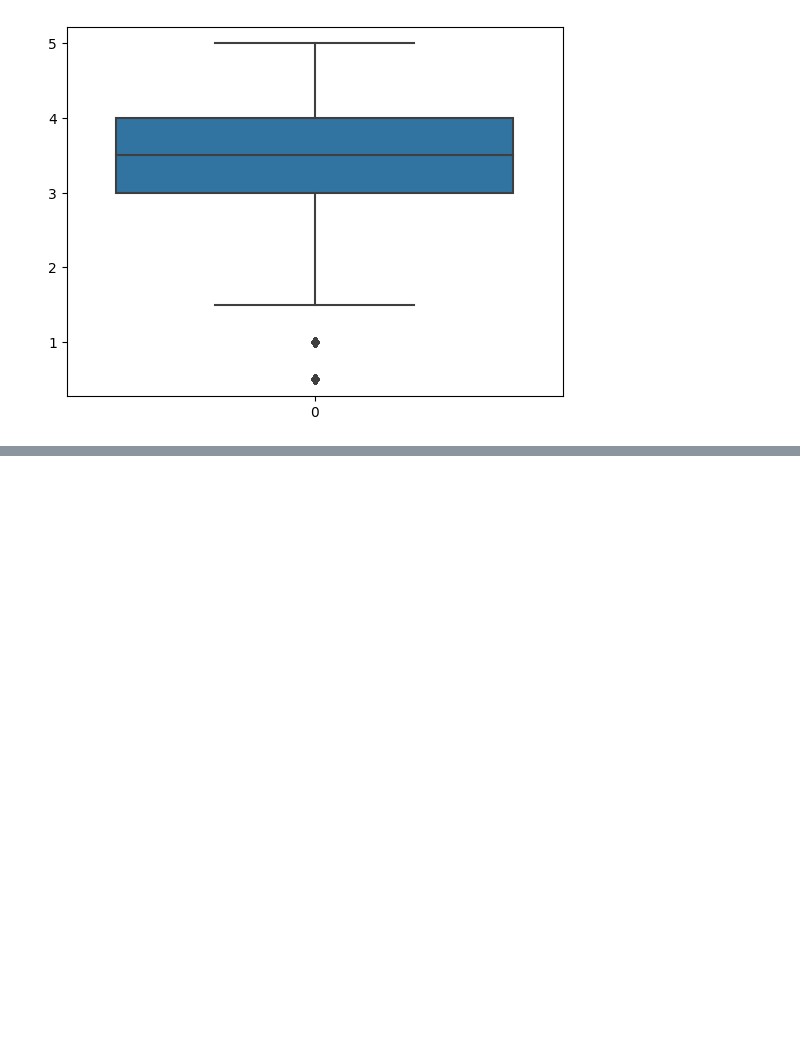
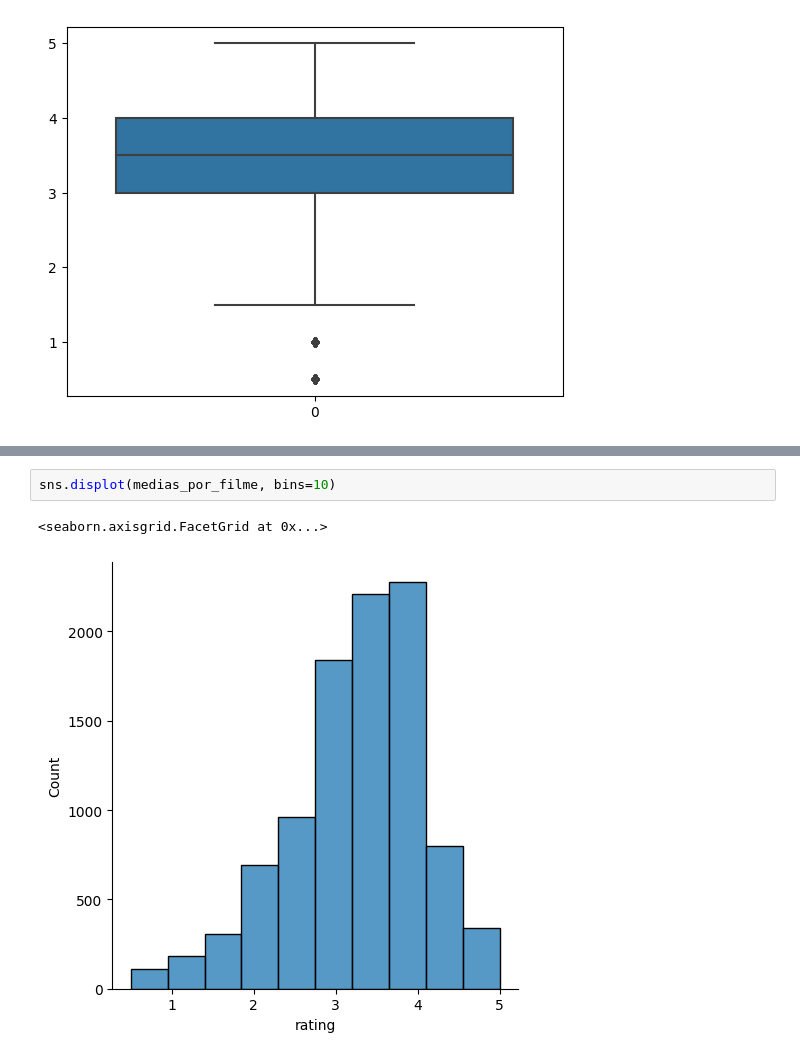
Before and after one commit to joseevilasio/Data-Science-Studies, a Jupyter notebook: Intro_Data_Science.ipynb, the cells around one changed output, grey strips where cells are left out. Cells and saved outputs as stored; diff of their text form; blank space fills up the shorter version.

```diff
--- a/Intro_Data_Science.ipynb
+++ b/Intro_Data_Science.ipynb
@@ -76,0 +133,5 @@ sns.boxplot(notas.rating)
+# %%
+sns.displot(medias_por_filme, bins=10)
+# %% [output]
+<seaborn.axisgrid.FacetGrid at 0x...>
+[figure, added]
```
Also changed, not shown: parts of 7 cells of this notebook.
